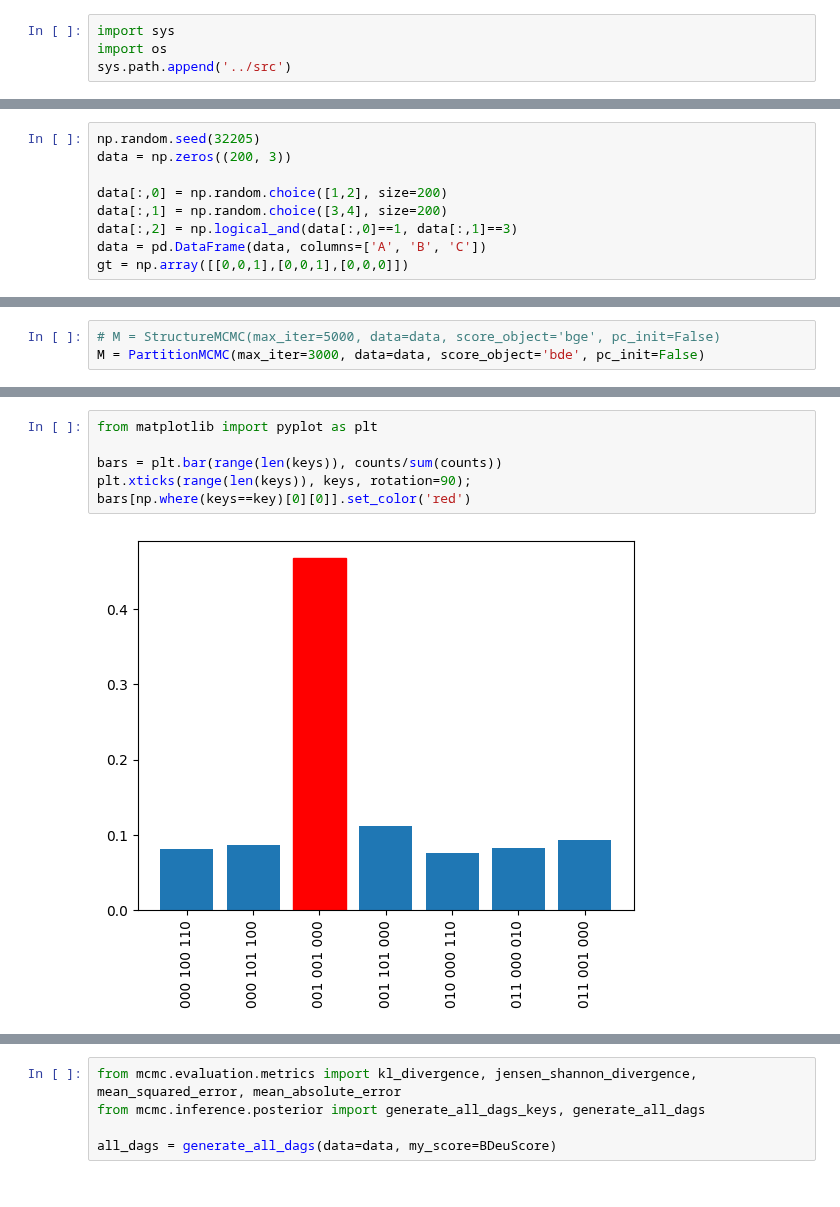
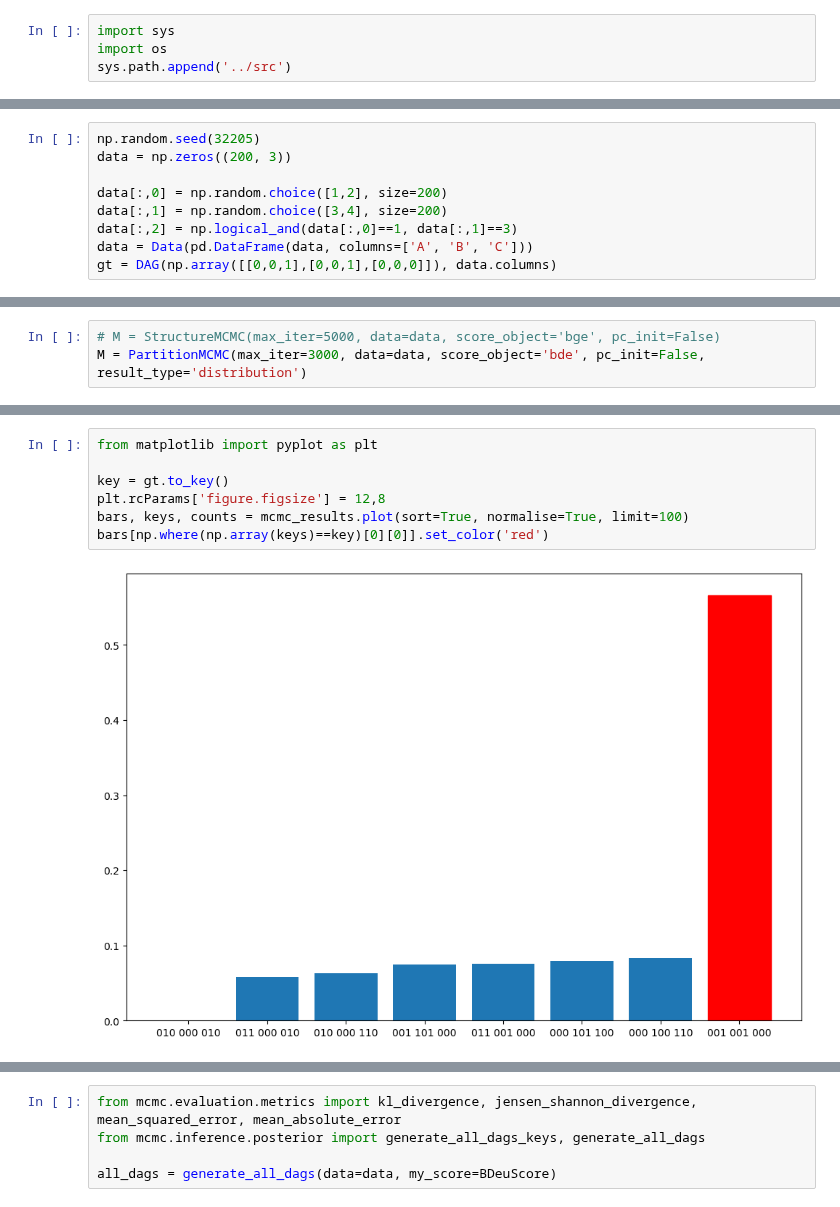
Before and after one commit to human-technology-institute/structure_learning, a Jupyter notebook: examples/partition_mcmc_bde.ipynb, the cells around one changed output, grey strips where cells are left out. Drawn from its saved outputs; the diff is of its cells as text.

Commit message:
reintegrate bdeu and partition mcmc

```diff
--- a/examples/partition_mcmc_bde.ipynb
+++ b/examples/partition_mcmc_bde.ipynb
@@ -19,5 +20,5 @@ data = np.zeros((200, 3))
 data[:,0] = np.random.choice([1,2], size=200)
 data[:,1] = np.random.choice([3,4], size=200)
 data[:,2] = np.logical_and(data[:,0]==1, data[:,1]==3)
-data = pd.DataFrame(data, columns=['A', 'B', 'C'])
-gt = np.array([[0,0,1],[0,0,1],[0,0,0]])
+data = Data(pd.DataFrame(data, columns=['A', 'B', 'C']))
+gt = DAG(np.array([[0,0,1],[0,0,1],[0,0,0]]), data.columns)
@@ -40,3 +25,3 @@ data
 # %%
 # M = StructureMCMC(max_iter=5000, data=data, score_object='bge', pc_init=False)
-M = PartitionMCMC(max_iter=3000, data=data, score_object='bde', pc_init=False)
+M = PartitionMCMC(max_iter=3000, data=data, score_object='bde', pc_init=False, result_type='distribution')
@@ -61,8 +38,9 @@ True
 # %%
 from matplotlib import pyplot as plt
 
-bars = plt.bar(range(len(keys)), counts/sum(counts))
-plt.xticks(range(len(keys)), keys, rotation=90);
-bars[np.where(keys==key)[0][0]].set_color('red')
+key = gt.to_key()
+plt.rcParams['figure.figsize'] = 12,8
+bars, keys, counts = mcmc_results.plot(sort=True, normalise=True, limit=100)
+bars[np.where(np.array(keys)==key)[0][0]].set_color('red')
 # %% [output]
-[figure, old version]
+[figure, new version]
```
Also changed, not shown: parts of 7 cells of this notebook.
